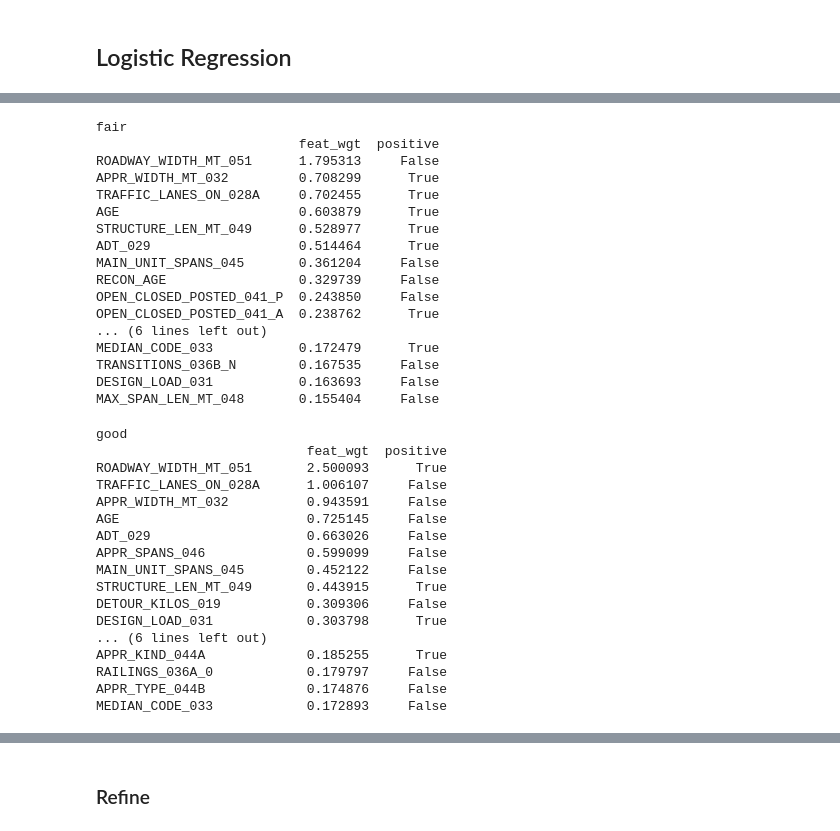
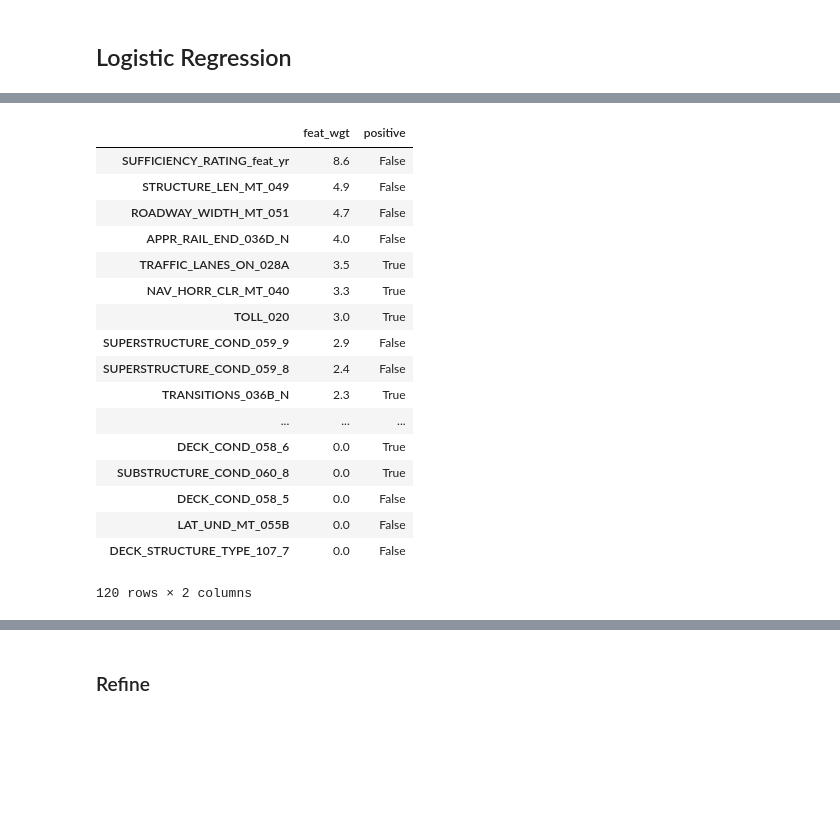
Before and after one commit to kevscon/bridge-ratings, a Jupyter notebook: modeling.ipynb, the cells around one changed output, grey strips where cells are left out. Cells and saved outputs as stored; diff of their text form; code cells hidden in the pictures; blank space fills up the shorter version.

```diff
--- a/modeling.ipynb
+++ b/modeling.ipynb
@@ -128,12 +146,14 @@ len(df)
 df_id = df.iloc[:, 0:4]
 # %%
 # numerical features
-X_num = df.loc[:, 'MIN_VERT_CLR_010':'PERCENT_ADT_TRUCK_109']
+num_cols = []
+X_num = df.loc[:, 'MIN_VERT_CLR_010':'SUFFICIENCY_RATING_feat_yr']
 # %% [markdown]
 ## Categorical Data
 # %%
 # categorical features
-X_cat = df.loc[:, 'TOLL_020':'DECK_PROTECTION_108C']
+cat_cols = []
+X_cat = df.loc[:, 'TOLL_020':'SUBSTRUCTURE_COND_060']
 # %%
 X_cat_enc = pd.get_dummies(X_cat)
 X_cat_enc.head()
@@ -188,7 +193,7 @@ Name: SUFFICIENCY_RATING, dtype: int64
 # %% [markdown]
 ## Train/Test Split
 # %%
-X_train, X_test, y_train, y_test = train_test_split(X, y, test_size=0.25, random_state=0)
+X_train, X_test, y_train, y_test = train_test_split(X, y, test_size=0.20, random_state=0)
 # %% [markdown]
 # Initial Modeling
 # %% [markdown]
@@ -225,44 +228,22 @@ array(['fair', 'good', 'poor'], dtype=object)
 # %%
-log_imp = feat_sort(log_pipe.named_steps['model'].coef_[0], X_train.columns, 20)
-print(log_pipe.classes_[0])
-print(log_imp)
+log_imp = feat_sort(log_pipe.named_steps['model'].coef_[0], X_train.columns, ret_abs=True, ret_pct=True)
+log_imp
 # %% [output]
+|  | feat_wgt | positive |
+| SUFFICIENCY_RATING_feat_yr | 8.6 | False |
+| STRUCTURE_LEN_MT_049 | 4.9 | False |
+| ROADWAY_WIDTH_MT_051 | 4.7 | False |
+| APPR_RAIL_END_036D_N | 4.0 | False |
+| TRAFFIC_LANES_ON_028A | 3.5 | True |
+| NAV_HORR_CLR_MT_040 | 3.3 | True |
+| TOLL_020 | 3.0 | True |
+| SUPERSTRUCTURE_COND_059_9 | 2.9 | False |
+| SUPERSTRUCTURE_COND_059_8 | 2.4 | False |
+| TRANSITIONS_036B_N | 2.3 | True |
+| ... | ... | ... |
+| DECK_COND_058_6 | 0.0 | True |
+| SUBSTRUCTURE_COND_060_8 | 0.0 | True |
+| DECK_COND_058_5 | 0.0 | False |
+| LAT_UND_MT_055B | 0.0 | False |
+| DECK_STRUCTURE_TYPE_107_7 | 0.0 | False |
-fair
-                          feat_wgt  positive
-ROADWAY_WIDTH_MT_051      1.795313     False
-APPR_WIDTH_MT_032         0.708299      True
-TRAFFIC_LANES_ON_028A     0.702455      True
-AGE                       0.603879      True
-STRUCTURE_LEN_MT_049      0.528977      True
-ADT_029                   0.514464      True
-MAIN_UNIT_SPANS_045       0.361204     False
-RECON_AGE                 0.329739     False
-OPEN_CLOSED_POSTED_041_P  0.243850     False
-OPEN_CLOSED_POSTED_041_A  0.238762      True
-... (6 lines left out)
-MEDIAN_CODE_033           0.172479      True
-TRANSITIONS_036B_N        0.167535     False
-DESIGN_LOAD_031           0.163693     False
-MAX_SPAN_LEN_MT_048       0.155404     False
+120 rows × 2 columns
-# %%
-log_imp = feat_sort(log_pipe.named_steps['model'].coef_[1], X_train.columns, 20)
-print(log_pipe.classes_[1])
-print(log_imp)
-# %% [output]
-good
-                           feat_wgt  positive
-ROADWAY_WIDTH_MT_051       2.500093      True
-TRAFFIC_LANES_ON_028A      1.006107     False
-APPR_WIDTH_MT_032          0.943591     False
-AGE                        0.725145     False
-ADT_029                    0.663026     False
-APPR_SPANS_046             0.599099     False
-MAIN_UNIT_SPANS_045        0.452122     False
-STRUCTURE_LEN_MT_049       0.443915      True
-DETOUR_KILOS_019           0.309306     False
-DESIGN_LOAD_031            0.303798      True
-... (6 lines left out)
-APPR_KIND_044A             0.185255      True
-RAILINGS_036A_0            0.179797     False
-APPR_TYPE_044B             0.174876     False
-MEDIAN_CODE_033            0.172893     False
```
Also changed, not shown: parts of 32 cells of this notebook, 1 other file.
